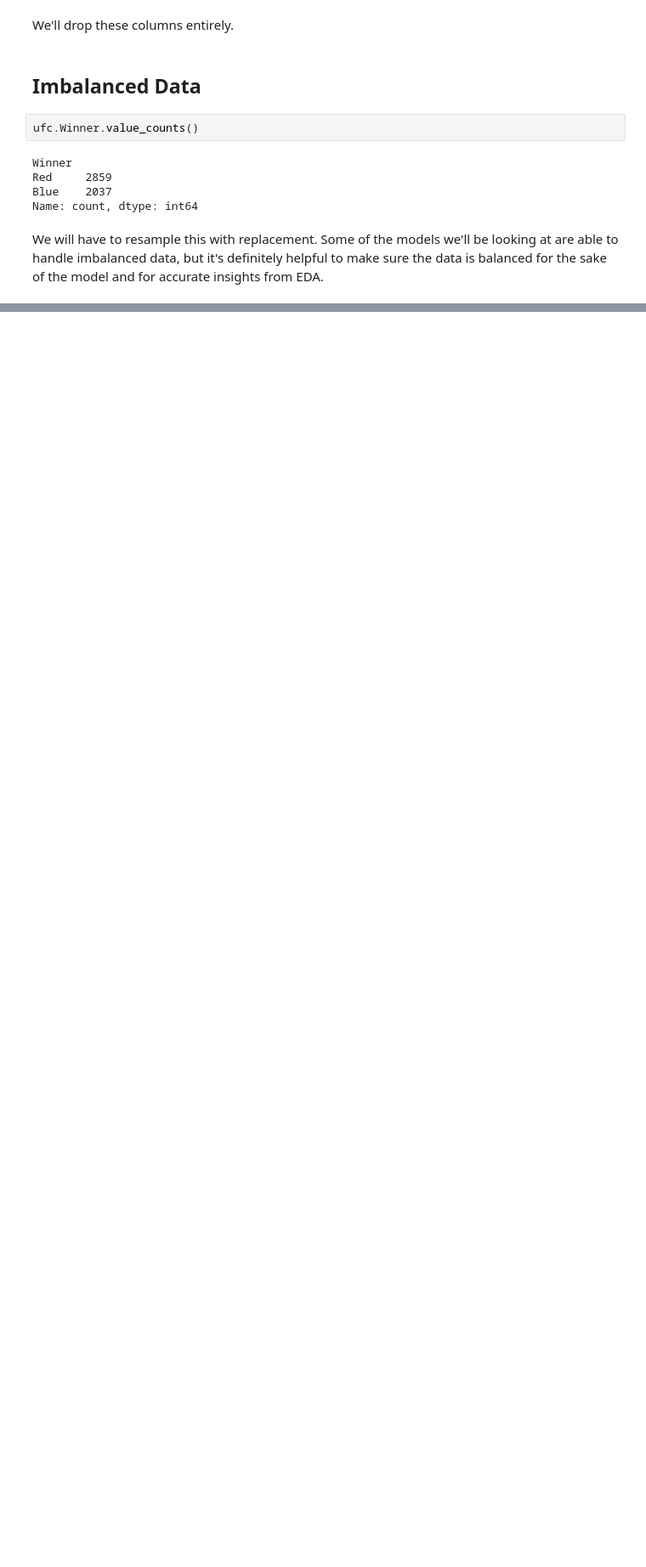
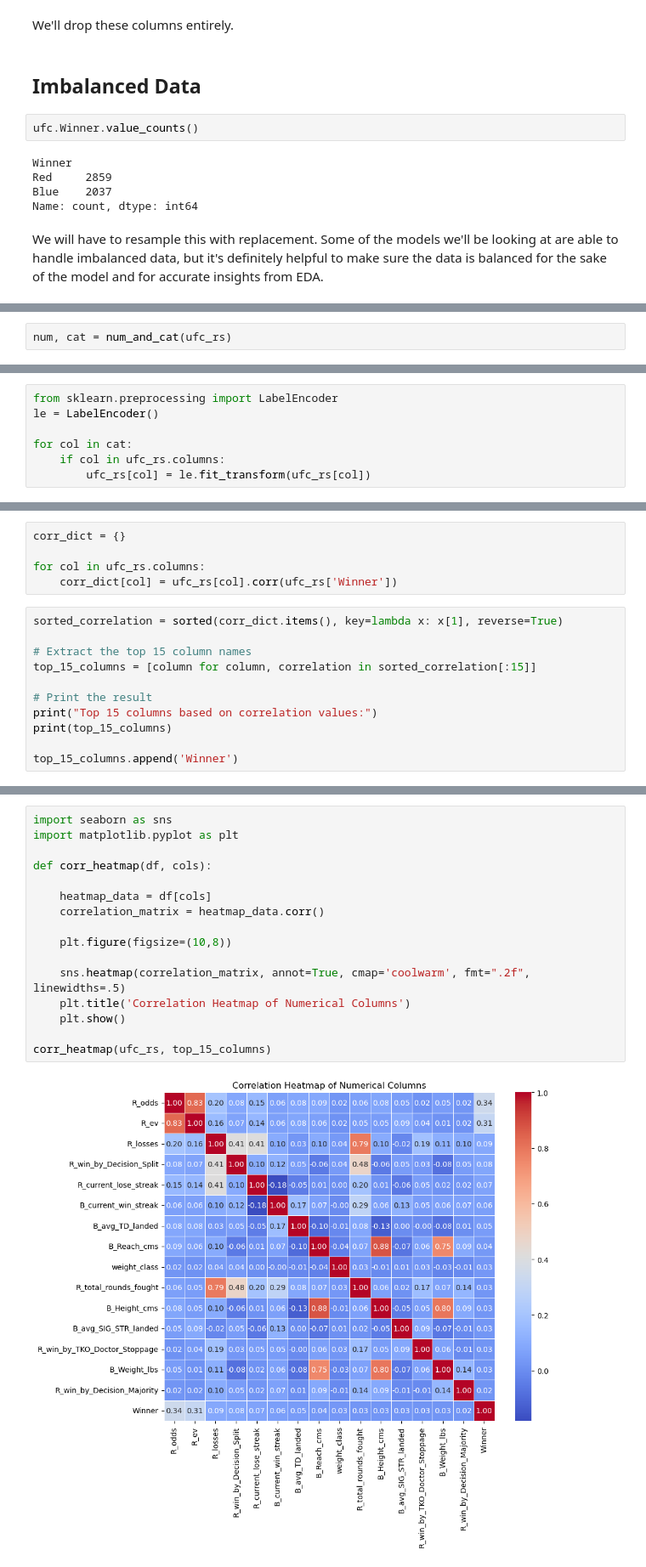
Before and after one commit to wrikych/ufc_betting_project, a Jupyter notebook: final_report.ipynb, the cells around one changed output, grey strips where cells are left out. Shown at 85% size. Cells and saved outputs as stored; diff of their text form; blank space fills up the shorter version.

```diff
--- a/final_report.ipynb
+++ b/final_report.ipynb
@@ -148,0 +170,2 @@ We will have to resample this with replacement. Some of the models we'll be look
+# %%
+num, cat = num_and_cat(ufc_rs)
@@ -148,0 +195,7 @@ We will have to resample this with replacement. Some of the models we'll be look
+# %%
+from sklearn.preprocessing import LabelEncoder
+le = LabelEncoder()
+
+for col in cat:
+    if col in ufc_rs.columns:
+        ufc_rs[col] = le.fit_transform(ufc_rs[col])
@@ -148,0 +206,16 @@ We will have to resample this with replacement. Some of the models we'll be look
+# %%
+corr_dict = {}
+
+for col in ufc_rs.columns:
+    corr_dict[col] = ufc_rs[col].corr(ufc_rs['Winner'])
+# %%
+sorted_correlation = sorted(corr_dict.items(), key=lambda x: x[1], reverse=True)
+
+# Extract the top 15 column names
+top_15_columns = [column for column, correlation in sorted_correlation[:15]]
+
+# Print the result
+print("Top 15 columns based on correlation values:")
+print(top_15_columns)
+
+top_15_columns.append('Winner')
@@ -148,0 +225,18 @@ We will have to resample this with replacement. Some of the models we'll be look
+# %%
+import seaborn as sns
+import matplotlib.pyplot as plt
+
+def corr_heatmap(df, cols):
+
+    heatmap_data = df[cols]
+    correlation_matrix = heatmap_data.corr()
+
+    plt.figure(figsize=(10,8))
+
+    sns.heatmap(correlation_matrix, annot=True, cmap='coolwarm', fmt=".2f", linewidths=.5)
+    plt.title('Correlation Heatmap of Numerical Columns')
+    plt.show()
+
+corr_heatmap(ufc_rs, top_15_columns)
+# %% [output]
+[figure, added]
```
Also changed, not shown: parts of 49 cells of this notebook.
